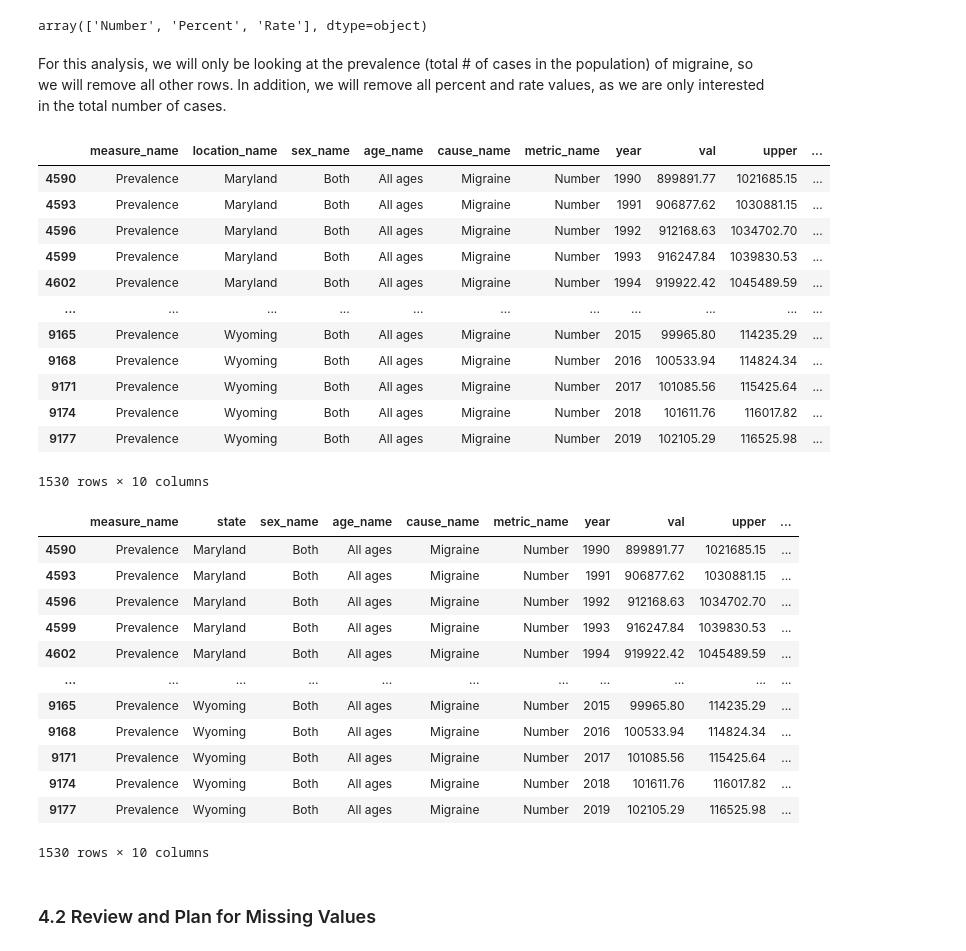
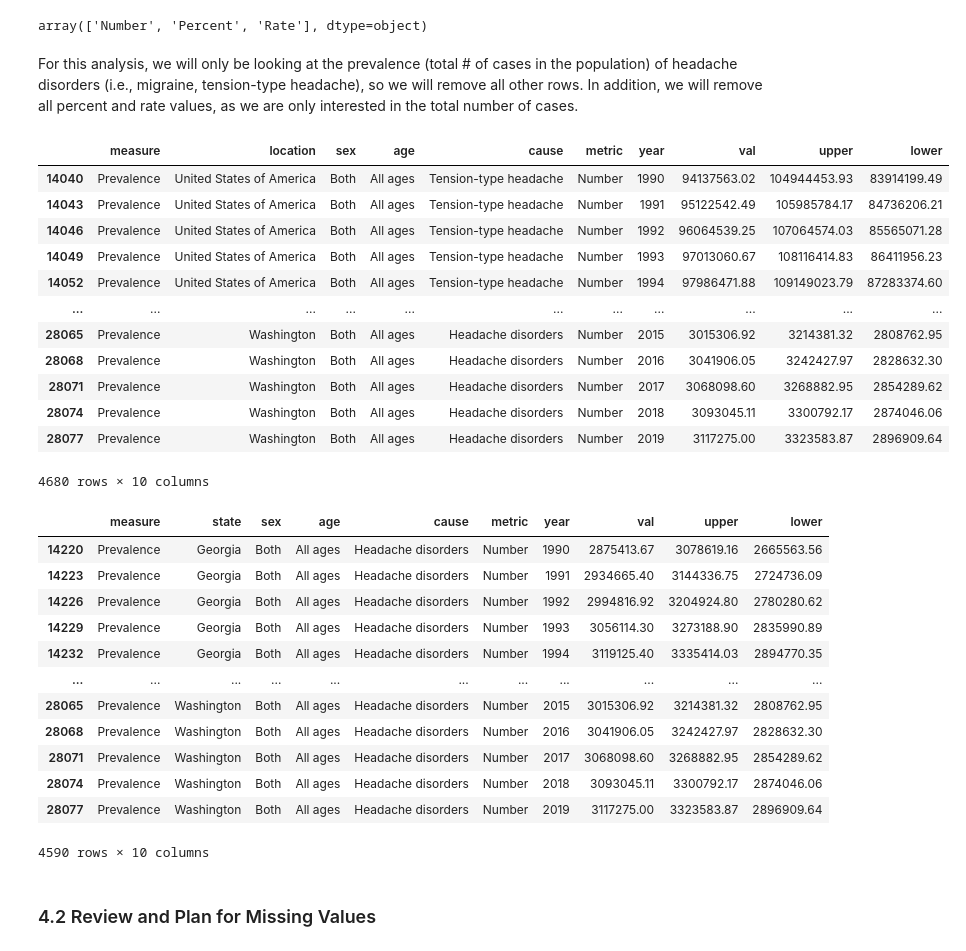
Before and after one commit to christinedbaxter/analyticsCapstone, a Jupyter notebook: notebooks/02_data_preprocessing.ipynb, the cells around one changed output. Saved outputs shown, nothing was run; the diff lists cells and outputs as text; code cells hidden in the pictures.

Commit message:
revising data preprocessing/acquisition sections and raw_data script

```diff
--- a/notebooks/02_data_preprocessing.ipynb
+++ b/notebooks/02_data_preprocessing.ipynb
@@ -208,4 +152,0 @@ migraine_data
-# %%
-# Drop columns that are not needed for the analysis
-migraine_data.drop(columns=['measure_id', 'location_id', 'sex_id', 'age_id', 'cause_id', 'metric_id'], inplace=True)
-migraine_data.shape
@@ -240,57 +196,60 @@ migraine_data['metric_name'].unique()
 # %% [output]
 array(['Number', 'Percent', 'Rate'], dtype=object)
 # %% [markdown]
-For this analysis, we will only be looking at the prevalence (total # of cases in the population) of migraine, so we will remove all other rows. In addition, we will remove all percent and rate values, as we are only interested in the total number of cases.
+For this analysis, we will only be looking at the prevalence (total # of cases in the population) of headache disorders (i.e., migraine, tension-type headache), so we will remove all other rows. In addition, we will remove all percent and rate values, as we are only interested in the total number of cases.
 # %%
-# Filter the data to only include the prevalence and number of migraine
+# Filter the data to only include the prevalence and number of headache and migraine cases
 
-# Identify indices to drop for both 'measure_name' and 'metric_name'
-measure_indices_to_drop = migraine_data[migraine_data['measure_name'].isin(['YLDs (Years Lived with Disability)', 'Incidence'])].index
-metric_indices_to_drop = migraine_data[migraine_data['metric_name'].isin(['Percent', 'Rate'])].index
+# Identify indices to drop for both 'measure' and 'metric'
+measure_indices_to_drop = migraine_data[migraine_data['measure'].isin(['YLDs (Years Lived with Disability)', 'Incidence'])].index
+metric_indices_to_drop = migraine_data[migraine_data['metric'].isin(['Percent', 'Rate'])].index
 
 # Combine the indices
 all_indices_to_drop = measure_indices_to_drop.union(metric_indices_to_drop)
 
 # Drop rows
 filtered_migraine_data = migraine_data.drop(all_indices_to_drop)
 
 # Format values in the val, upper, and lower columns to two decimal places
 pd.set_option('display.float_format', lambda x:'%.2f' % x)
 
 filtered_migraine_data
 # %% [output]
-|  | measure_name | location_name | sex_name | age_name | cause_name | metric_name | year | val | upper | ... |
-| 4590 | Prevalence | Maryland | Both | All ages | Migraine | Number | 1990 | 899891.77 | 1021685.15 | ... |
-| 4593 | Prevalence | Maryland | Both | All ages | Migraine | Number | 1991 | 906877.62 | 1030881.15 | ... |
-| 4596 | Prevalence | Maryland | Both | All ages | Migraine | Number | 1992 | 912168.63 | 1034702.70 | ... |
-| 4599 | Prevalence | Maryland | Both | All ages | Migraine | Number | 1993 | 916247.84 | 1039830.53 | ... |
-| 4602 | Prevalence | Maryland | Both | All ages | Migraine | Number | 1994 | 919922.42 | 1045489.59 | ... |
+|  | measure | location | sex | age | cause | metric | year | val | upper | lower |
+| 14040 | Prevalence | United States of America | Both | All ages | Tension-type headache | Number | 1990 | 94137563.02 | 104944453.93 | 83914199.49 |
+| 14043 | Prevalence | United States of America | Both | All ages | Tension-type headache | Number | 1991 | 95122542.49 | 105985784.17 | 84736206.21 |
+| 14046 | Prevalence | United States of America | Both | All ages | Tension-type headache | Number | 1992 | 96064539.25 | 107064574.03 | 85565071.28 |
+| 14049 | Prevalence | United States of America | Both | All ages | Tension-type headache | Number | 1993 | 97013060.67 | 108116414.83 | 86411956.23 |
+| 14052 | Prevalence | United States of America | Both | All ages | Tension-type headache | Number | 1994 | 97986471.88 | 109149023.79 | 87283374.60 |
 | ... | ... | ... | ... | ... | ... | ... | ... | ... | ... | ... |
-| 9165 | Prevalence | Wyoming | Both | All ages | Migraine | Number | 2015 | 99965.80 | 114235.29 | ... |
-| 9168 | Prevalence | Wyoming | Both | All ages | Migraine | Number | 2016 | 100533.94 | 114824.34 | ... |
-| 9171 | Prevalence | Wyoming | Both | All ages | Migraine | Number | 2017 | 101085.56 | 115425.64 | ... |
-| 9174 | Prevalence | Wyoming | Both | All ages | Migraine | Number | 2018 | 101611.76 | 116017.82 | ... |
-| 9177 | Prevalence | Wyoming | Both | All ages | Migraine | Number | 2019 | 102105.29 | 116525.98 | ... |
+| 28065 | Prevalence | Washington | Both | All ages | Headache disorders | Number | 2015 | 3015306.92 | 3214381.32 | 2808762.95 |
+| 28068 | Prevalence | Washington | Both | All ages | Headache disorders | Number | 2016 | 3041906.05 | 3242427.97 | 2828632.30 |
+| 28071 | Prevalence | Washington | Both | All ages | Headache disorders | Number | 2017 | 3068098.60 | 3268882.95 | 2854289.62 |
+| 28074 | Prevalence | Washington | Both | All ages | Headache disorders | Number | 2018 | 3093045.11 | 3300792.17 | 2874046.06 |
+| 28077 | Prevalence | Washington | Both | All ages | Headache disorders | Number | 2019 | 3117275.00 | 3323583.87 | 2896909.64 |
-1530 rows × 10 columns
+4680 rows × 10 columns
 # %%
 # Rename `location_name` in migraine_data to `state`
-filtered_migraine_data.rename(columns={'location_name': 'state'}, inplace=True)
+filtered_migraine_data.rename(columns={'location': 'state'}, inplace=True)
+
+# Filter 'United States of America' out of the `state` column
+filtered_migraine_data = filtered_migraine_data[filtered_migraine_data['state'] != 'United States of America']
 
 filtered_migraine_data
 # %% [output]
-|  | measure_name | state | sex_name | age_name | cause_name | metric_name | year | val | upper | ... |
-| 4590 | Prevalence | Maryland | Both | All ages | Migraine | Number | 1990 | 899891.77 | 1021685.15 | ... |
-| 4593 | Prevalence | Maryland | Both | All ages | Migraine | Number | 1991 | 906877.62 | 1030881.15 | ... |
-| 4596 | Prevalence | Maryland | Both | All ages | Migraine | Number | 1992 | 912168.63 | 1034702.70 | ... |
-| 4599 | Prevalence | Maryland | Both | All ages | Migraine | Number | 1993 | 916247.84 | 1039830.53 | ... |
-| 4602 | Prevalence | Maryland | Both | All ages | Migraine | Number | 1994 | 919922.42 | 1045489.59 | ... |
+|  | measure | state | sex | age | cause | metric | year | val | upper | lower |
+| 14220 | Prevalence | Georgia | Both | All ages | Headache disorders | Number | 1990 | 2875413.67 | 3078619.16 | 2665563.56 |
+| 14223 | Prevalence | Georgia | Both | All ages | Headache disorders | Number | 1991 | 2934665.40 | 3144336.75 | 2724736.09 |
+| 14226 | Prevalence | Georgia | Both | All ages | Headache disorders | Number | 1992 | 2994816.92 | 3204924.80 | 2780280.62 |
+| 14229 | Prevalence | Georgia | Both | All ages | Headache disorders | Number | 1993 | 3056114.30 | 3273188.90 | 2835990.89 |
+| 14232 | Prevalence | Georgia | Both | All ages | Headache disorders | Number | 1994 | 3119125.40 | 3335414.03 | 2894770.35 |
 | ... | ... | ... | ... | ... | ... | ... | ... | ... | ... | ... |
-| 9165 | Prevalence | Wyoming | Both | All ages | Migraine | Number | 2015 | 99965.80 | 114235.29 | ... |
-| 9168 | Prevalence | Wyoming | Both | All ages | Migraine | Number | 2016 | 100533.94 | 114824.34 | ... |
-| 9171 | Prevalence | Wyoming | Both | All ages | Migraine | Number | 2017 | 101085.56 | 115425.64 | ... |
-| 9174 | Prevalence | Wyoming | Both | All ages | Migraine | Number | 2018 | 101611.76 | 116017.82 | ... |
-| 9177 | Prevalence | Wyoming | Both | All ages | Migraine | Number | 2019 | 102105.29 | 116525.98 | ... |
+| 28065 | Prevalence | Washington | Both | All ages | Headache disorders | Number | 2015 | 3015306.92 | 3214381.32 | 2808762.95 |
+| 28068 | Prevalence | Washington | Both | All ages | Headache disorders | Number | 2016 | 3041906.05 | 3242427.97 | 2828632.30 |
+| 28071 | Prevalence | Washington | Both | All ages | Headache disorders | Number | 2017 | 3068098.60 | 3268882.95 | 2854289.62 |
+| 28074 | Prevalence | Washington | Both | All ages | Headache disorders | Number | 2018 | 3093045.11 | 3300792.17 | 2874046.06 |
+| 28077 | Prevalence | Washington | Both | All ages | Headache disorders | Number | 2019 | 3117275.00 | 3323583.87 | 2896909.64 |
-1530 rows × 10 columns
+4590 rows × 10 columns
 # %% [markdown]
 ### 4.2 Review and Plan for Missing Values
 # %% [markdown]
```
Also changed, not shown: parts of 163 cells of this notebook, 2 other files.
